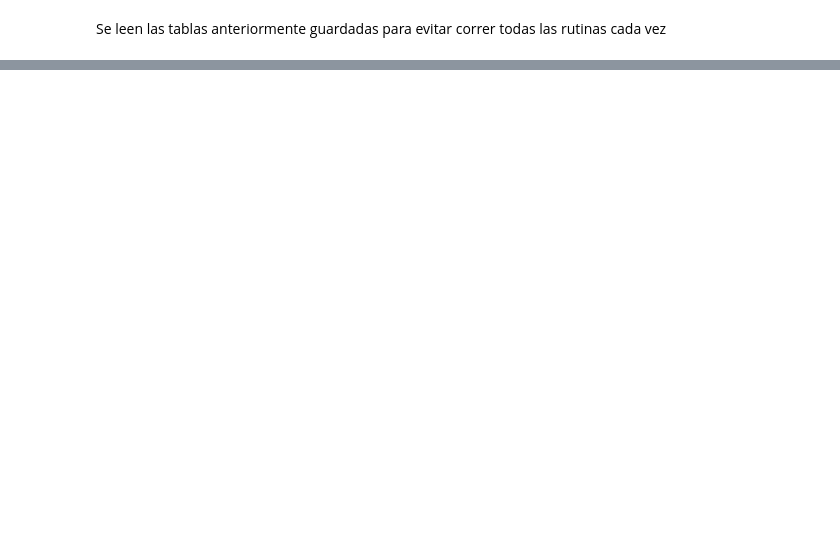
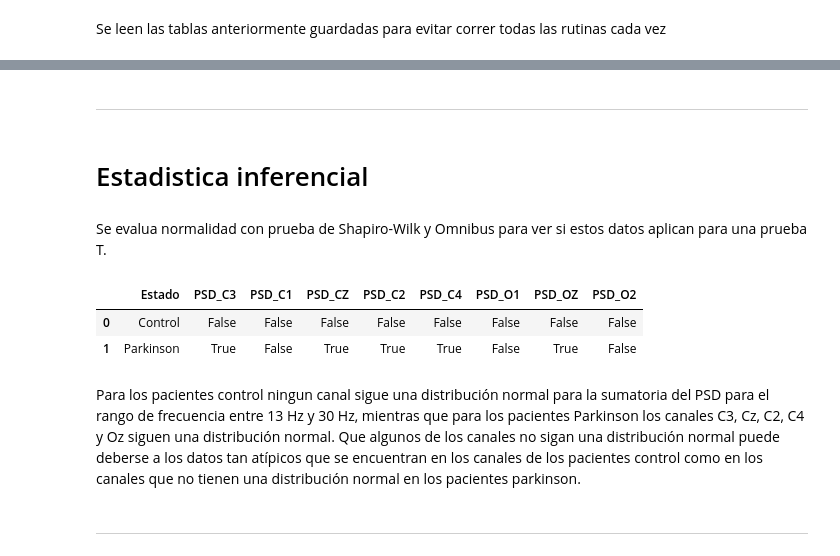
Before and after one commit to Astolfo2332/Parkinson_difference, a Jupyter notebook: Proyecto 2/Proyecto_2.ipynb, the cells around one changed output, grey strips where cells are left out. Drawn from its saved outputs; the diff is of its cells as text; code cells hidden in the pictures; blank space fills up the shorter version.

```diff
--- a/Proyecto 2/Proyecto_2.ipynb
+++ b/Proyecto 2/Proyecto_2.ipynb
@@ -302,0 +357,56 @@ plt.show()
+# %% [markdown]
+---
+# %% [markdown]
+# Estadistica inferencial
+# %% [markdown]
+Se evalua normalidad con prueba de Shapiro-Wilk y Omnibus para ver si estos datos aplican para una prueba T.
+# %%
+def check_normality(data):
+
+    pVals = pd.Series('p-value')
+    # The scipy normaltest is based on D-Agostino and Pearsons test that
+    # combines skew and kurtosis to produce an omnibus test of normality.
+    _, pVals['Omnibus']    = stats.normaltest(data)
+
+    # Shapiro-Wilk test
+    _, pVals['Shapiro-Wilk']    = stats.shapiro(data)
+
+
+    return [pVals['Shapiro-Wilk'],pVals['Omnibus']]
+# %%
+names=df.columns.values
+normal={"Estado":"Control"}
+pcontrol=sum(df["Estado"]=="Control")
+for i in names[1:]: #Se aplica la prueba de normalidad a cada canal de los pacientes control
+
+    c=df.loc[0:pcontrol-1,i]
+    x,y=check_normality(c)
+    if x>0.05 or y>0.05:
+        normal[i]=[True]
+    else:
+        normal[i]=[False]
+norm=pd.DataFrame.from_dict(normal)
+# %%
+names=df.columns.values
+normal={"Estado":"Parkinson"}
+pcontrol=sum(df["Estado"]=="Control")
+for i in names[1:]: #Se aplica la prueba de normalidad a cada canal de los pacientes parkinson
+
+    c=df.loc[pcontrol:,i]
+    x,y=check_normality(c)
+    if x>0.05 or y>0.05:
+        normal[i]=True
+    else:
+        normal[i]=False
+norm=norm.append(normal,ignore_index=True)
+# %%
+norm
+# %% [output]
+|  | Estado | PSD_C3 | PSD_C1 | PSD_CZ | PSD_C2 | PSD_C4 | PSD_O1 | PSD_OZ | PSD_O2 |
+| 0 | Control | False | False | False | False | False | False | False | False |
+| 1 | Parkinson | True | False | True | True | True | False | True | False |
+# %% [markdown]
+Para los pacientes control ningun canal sigue una distribución normal para la sumatoria del PSD para el rango de frecuencia entre 13 Hz y 30 Hz, mientras que para los pacientes Parkinson los canales C3, Cz, C2, C4 y Oz siguen una distribución normal.
+Que algunos de los canales no sigan una distribución normal puede deberse a los datos tan atípicos que se encuentran en los canales de los pacientes control como en los canales que no tienen una distribución normal en los pacientes parkinson.
+# %% [markdown]
+---
```
Also changed, not shown: parts of 15 cells of this notebook.
